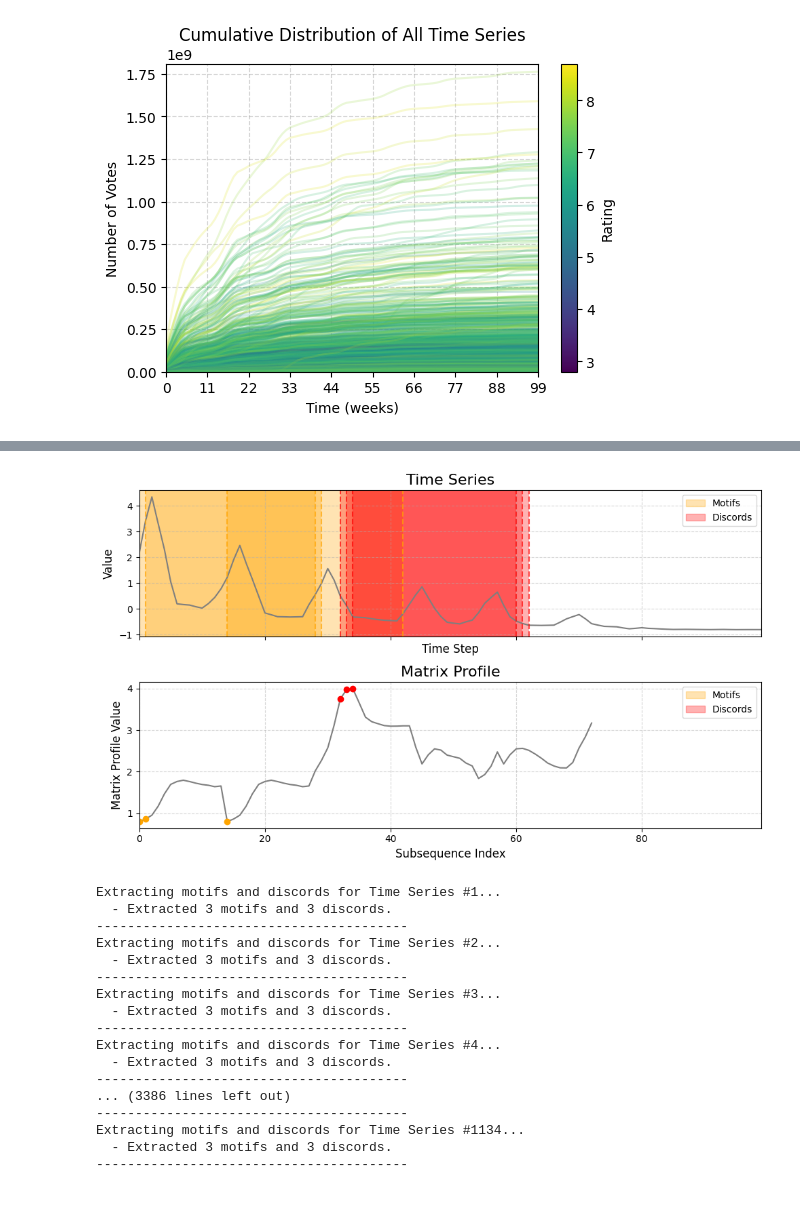
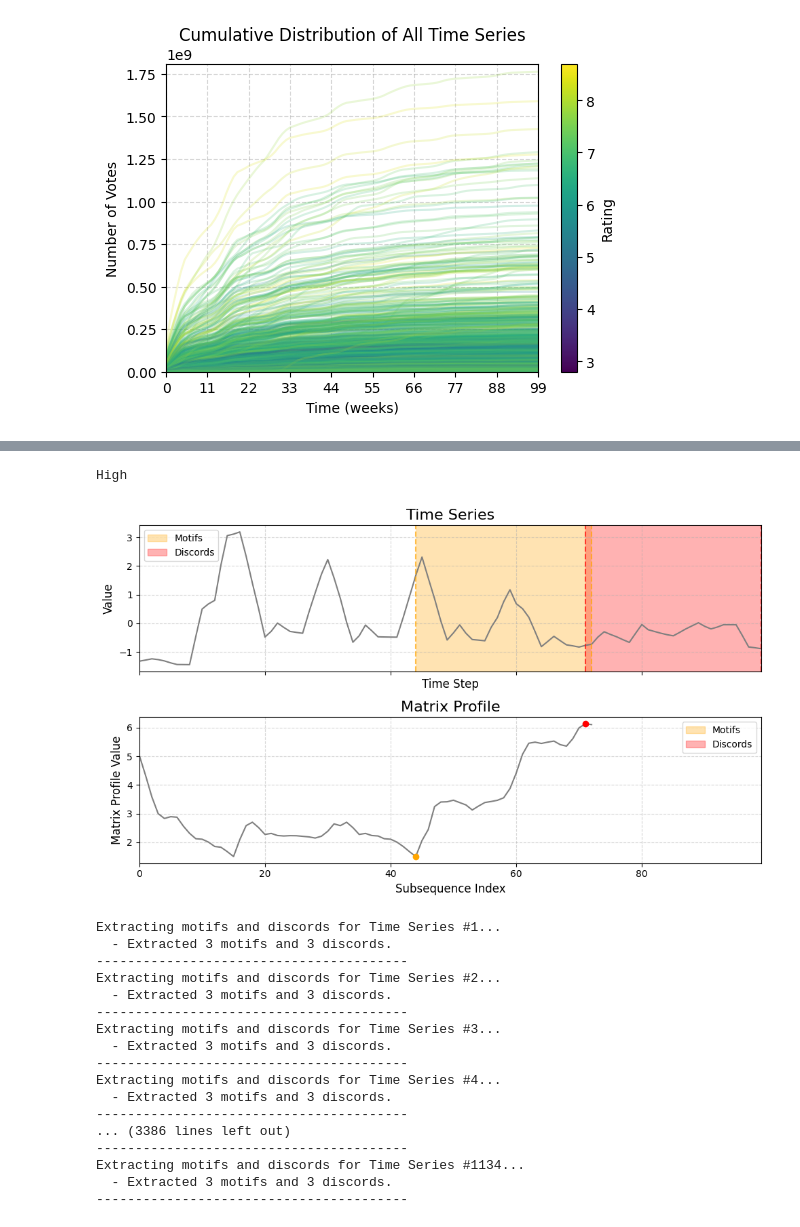
Before and after one commit to ChefBB/dm2_project, a Jupyter notebook: TS/motifs_discords.ipynb, the cells around one changed output, grey strips where cells are left out. Cells and saved outputs as stored; diff of their text form; code cells hidden in the pictures.

```diff
--- a/TS/motifs_discords.ipynb
+++ b/TS/motifs_discords.ipynb
@@ -436,7 +452,10 @@ plot_matrix_profile(multi_series[1000], st.stump(multi_series[1000], m)[:, 0], m
-# %%
-plot_matrix_profile(multi_series[150], st.stump(multi_series[150], m)[:, 0], m)
-# %% [output]
-[figure, removed]
+# %%
+i = 1000
+print(df['rating_category'].iloc[i])
+plot_matrix_profile(multi_series[i], st.stump(multi_series[i], m)[:, 0], m)
+# %% [output]
+High
+[figure, added]
 # %%
 # For each time series, extract the top 3 motifs and discord subsequences and store them in a list
 motifs_discords = []
```
Also changed, not shown: parts of 5 cells of this notebook, 11 other files.
